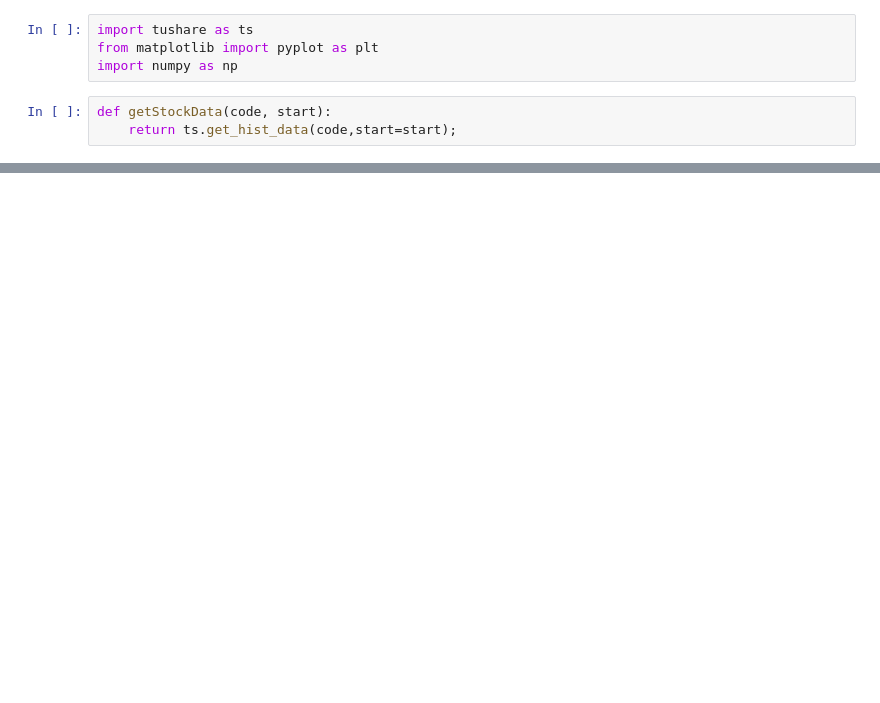
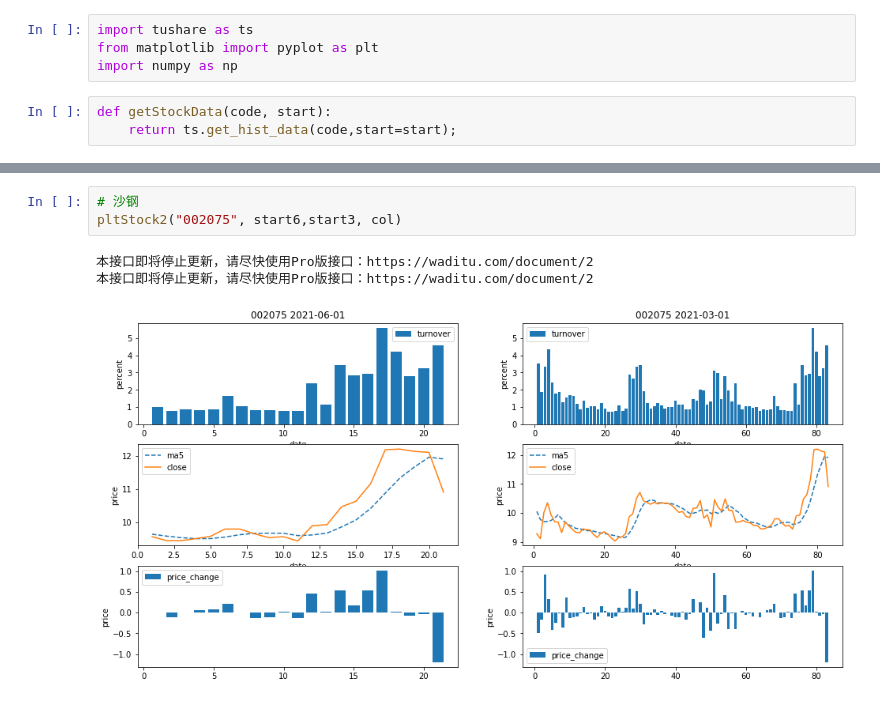
Before and after one commit to Alfxjx/quant, a Jupyter notebook: stocks.ipynb, the cells around one changed output, grey strips where cells are left out. Saved outputs shown, nothing was run; the diff lists cells and outputs as text; blank space fills up the shorter version.

```diff
--- a/stocks.ipynb
+++ b/stocks.ipynb
@@ -48,0 +98,7 @@ pltStock("002075", "2021-03-01", ['turnover','ma5','p_change','close'])
+# %%
+# 沙钢
+pltStock2("002075", start6,start3, col)
+# %% [output]
+本接口即将停止更新，请尽快使用Pro版接口：https://waditu.com/document/2
+本接口即将停止更新，请尽快使用Pro版接口：https://waditu.com/document/2
+[figure, added]
```
Also changed, not shown: parts of 16 cells of this notebook.
